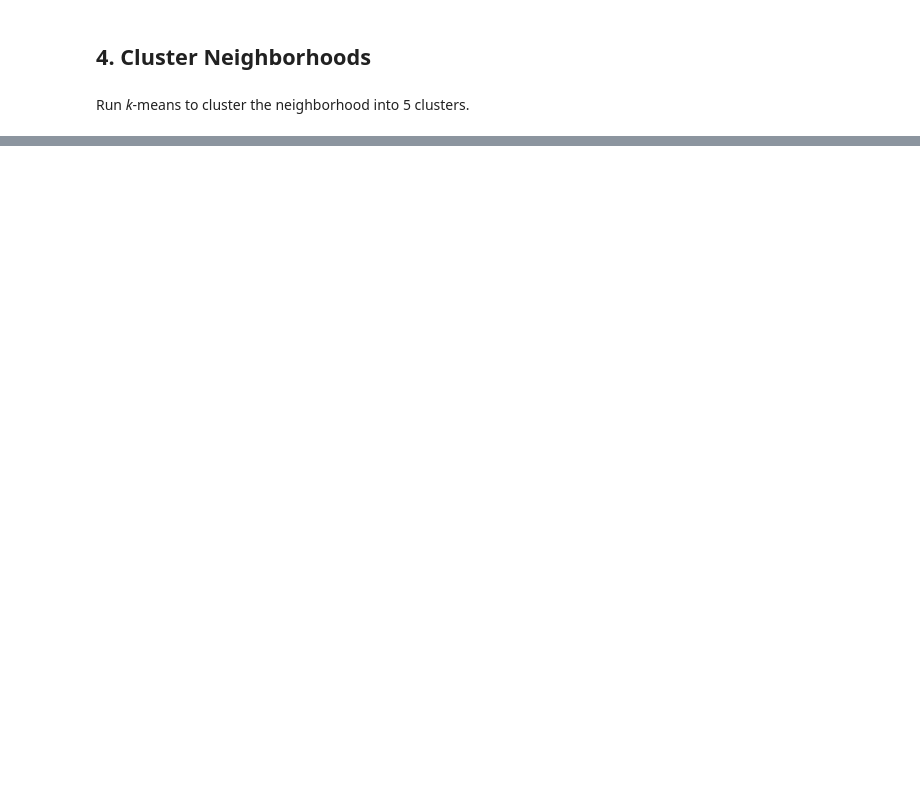
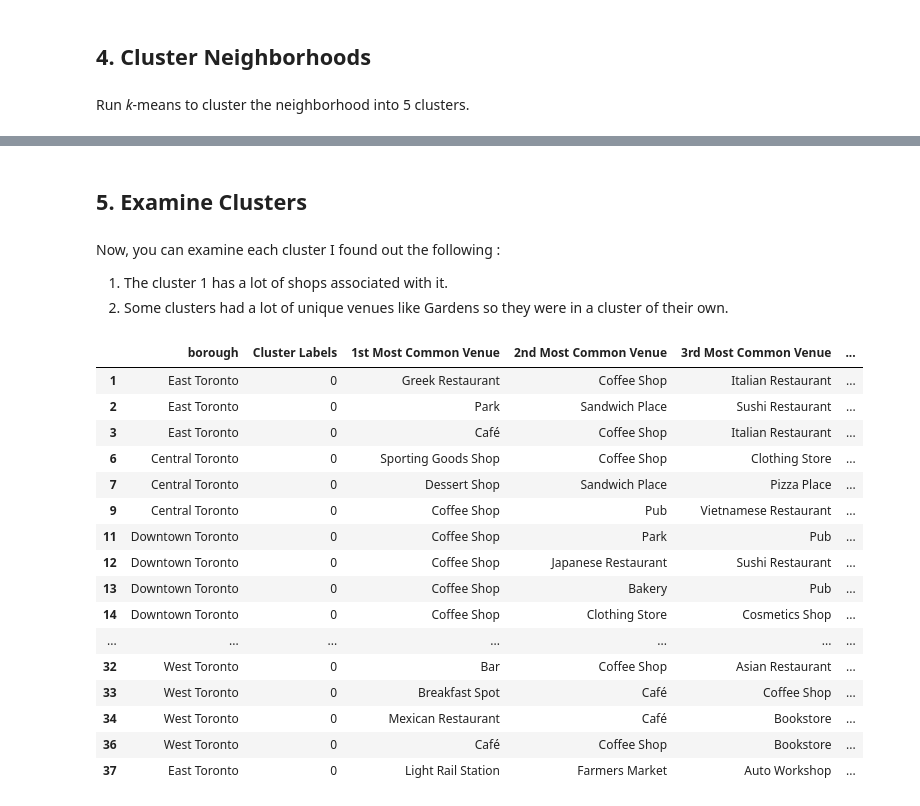
Before and after one commit to sriharshaanp/Capstone_IBM_ML_Specialization, a Jupyter notebook: Analyze Toronto Data.ipynb, the cells around one changed output, grey strips where cells are left out. Saved outputs shown, nothing was run; the diff lists cells and outputs as text; code cells hidden in the pictures; blank space fills up the shorter version.

```diff
--- a/Analyze Toronto Data.ipynb
+++ b/Analyze Toronto Data.ipynb
@@ -551,3 +551,29 @@ for lat, lon, poi, cluster in zip(torronto_merged['latitude'], torronto_merged['
 map_clusters
 # %% [output]
 [interactive output not drawn]
+# %% [markdown]
+## 5. Examine Clusters
+# %% [markdown]
+Now, you can examine each cluster I found out the following :
+1. The cluster 1 has a lot of shops associated with it.
+2. Some clusters had a lot of unique venues like Gardens so they were in a cluster of their own.
+# %%
+torronto_merged.loc[torronto_merged['Cluster Labels'] == 0, torronto_merged.columns[[1] + list(range(5, torronto_merged.shape[1]))]]
+# %% [output]
+|  | borough | Cluster Labels | 1st Most Common Venue | 2nd Most Common Venue | 3rd Most Common Venue | ... |
+| 1 | East Toronto | 0 | Greek Restaurant | Coffee Shop | Italian Restaurant | ... |
+| 2 | East Toronto | 0 | Park | Sandwich Place | Sushi Restaurant | ... |
+| 3 | East Toronto | 0 | Café | Coffee Shop | Italian Restaurant | ... |
+| 6 | Central Toronto | 0 | Sporting Goods Shop | Coffee Shop | Clothing Store | ... |
+| 7 | Central Toronto | 0 | Dessert Shop | Sandwich Place | Pizza Place | ... |
+| 9 | Central Toronto | 0 | Coffee Shop | Pub | Vietnamese Restaurant | ... |
+| 11 | Downtown Toronto | 0 | Coffee Shop | Park | Pub | ... |
+| 12 | Downtown Toronto | 0 | Coffee Shop | Japanese Restaurant | Sushi Restaurant | ... |
+| 13 | Downtown Toronto | 0 | Coffee Shop | Bakery | Pub | ... |
+| 14 | Downtown Toronto | 0 | Coffee Shop | Clothing Store | Cosmetics Shop | ... |
+| ... | ... | ... | ... | ... | ... | ... |
+| 32 | West Toronto | 0 | Bar | Coffee Shop | Asian Restaurant | ... |
+| 33 | West Toronto | 0 | Breakfast Spot | Café | Coffee Shop | ... |
+| 34 | West Toronto | 0 | Mexican Restaurant | Café | Bookstore | ... |
+| 36 | West Toronto | 0 | Café | Coffee Shop | Bookstore | ... |
+| 37 | East Toronto | 0 | Light Rail Station | Farmers Market | Auto Workshop | ... |
```
Also changed, not shown: parts of 2 cells of this notebook.
